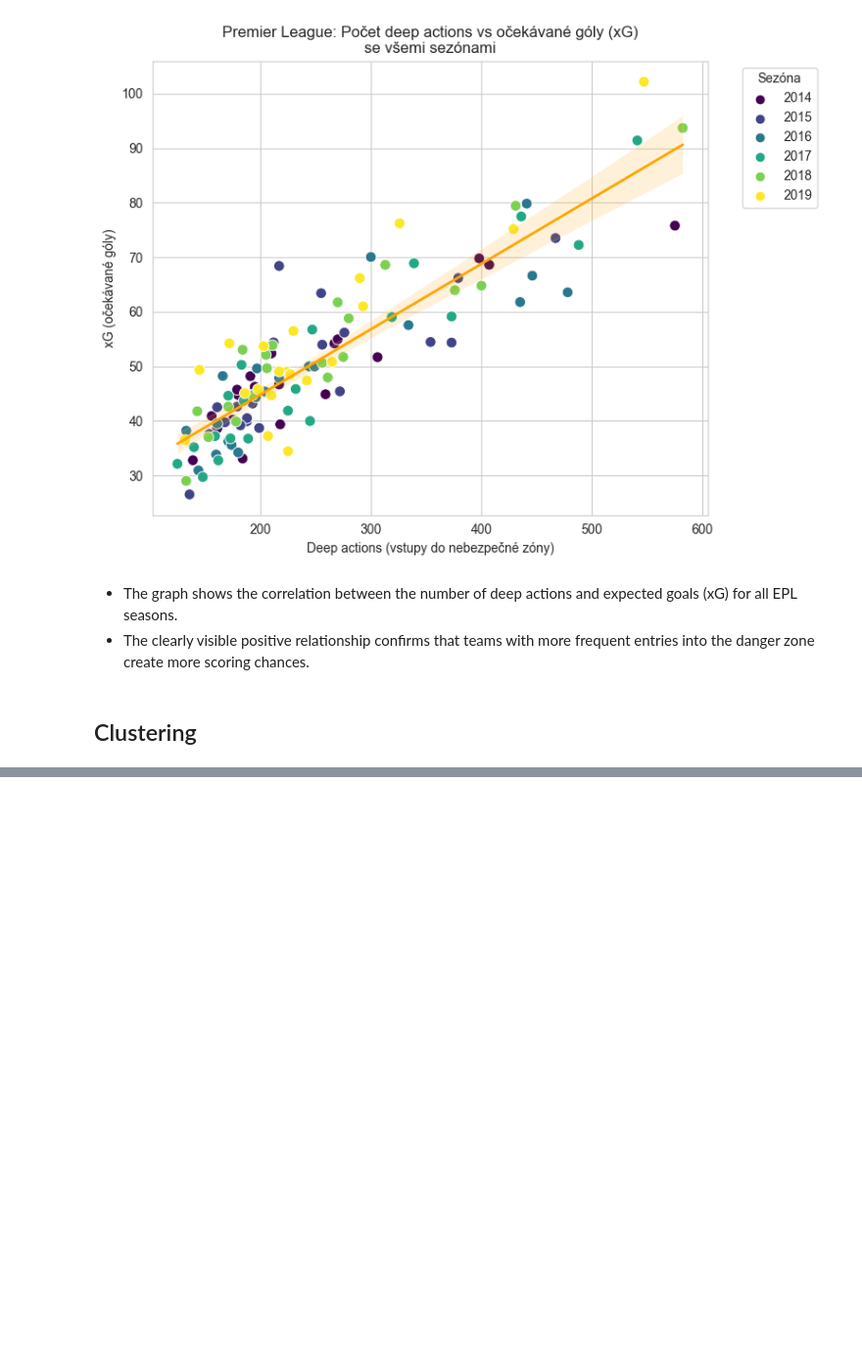
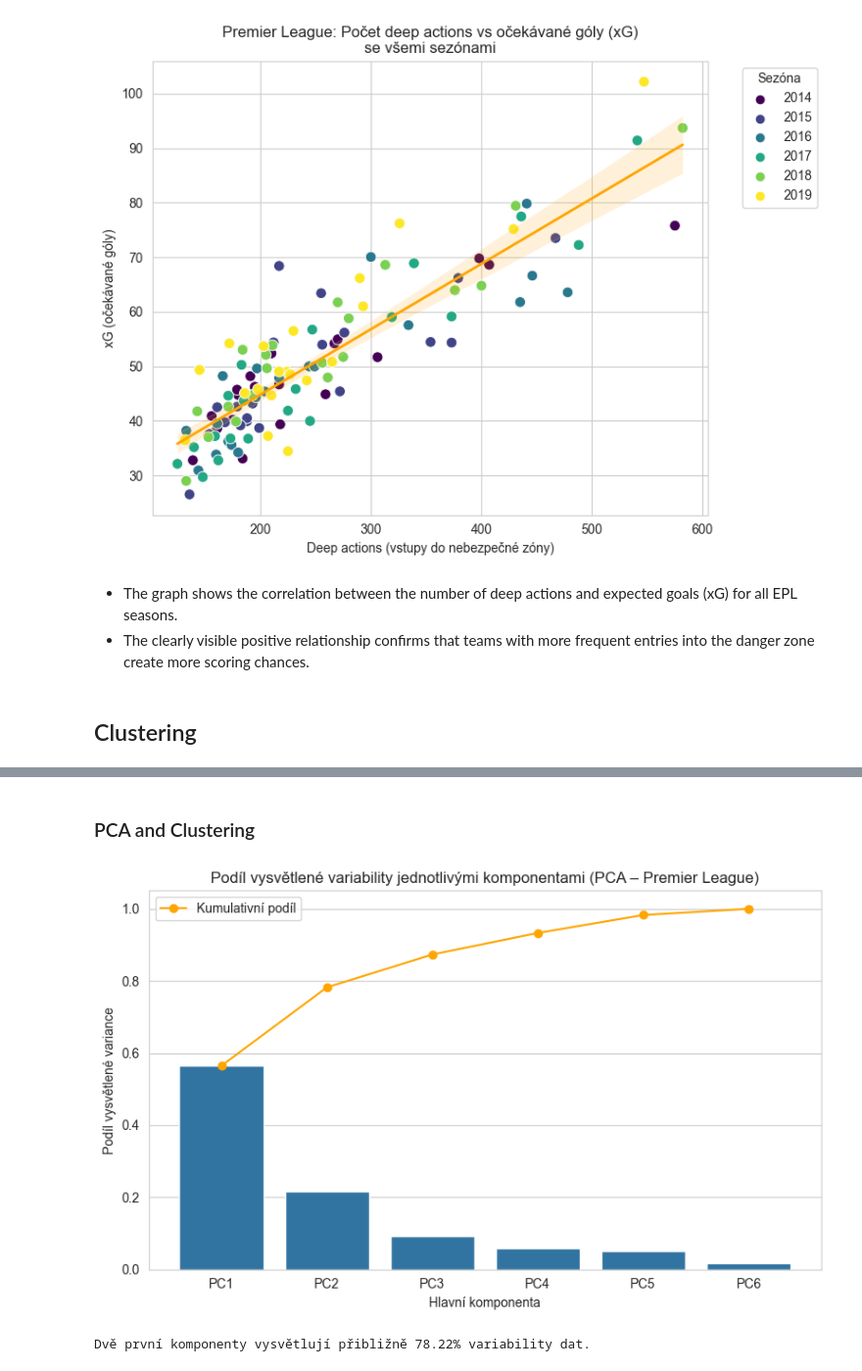
Before and after one commit to xcervenkam/DP, a Jupyter notebook: xG/xG_EDA.ipynb, the cells around one changed output, grey strips where cells are left out. Shown at 98% size. Saved outputs shown, nothing was run; the diff lists cells and outputs as text; code cells hidden in the pictures; blank space fills up the shorter version.

Commit message:
Clustering done

```diff
--- a/xG/xG_EDA.ipynb
+++ b/xG/xG_EDA.ipynb
@@ -615,0 +620,36 @@ plt.show()
+# %% [markdown]
+### PCA and Clustering
+# %%
+from sklearn.preprocessing import StandardScaler
+from sklearn.decomposition import PCA
+
+# Premier League data
+epl = df[df['league'] == 'EPL'][['xG', 'xGA', 'xG_diff', 'xpts_diff', 'ppda_coef', 'deep']].dropna()
+
+# Scaler
+X_scaled = StandardScaler().fit_transform(epl)
+
+# PCA
+pca = PCA(n_components=6)
+pca_result = pca.fit_transform(X_scaled)
+
+# Explained variability
+explained = pca.explained_variance_ratio_
+
+# Varplot
+plt.figure(figsize=(8,5))
+sns.barplot(x=[f"PC{i+1}" for i in range(len(explained))], y=explained, color='#1f77b4')
+plt.plot(range(6), explained.cumsum(), marker='o', color='orange', label='Kumulativní podíl')
+plt.title("Podíl vysvětlené variability jednotlivými komponentami (PCA – Premier League)")
+plt.ylabel("Podíl vysvětlené variance")
+plt.xlabel("Hlavní komponenta")
+plt.legend()
+plt.tight_layout()
+plt.show()
+
+# Cumsum Varplot
+total_var = explained.cumsum()[1]
+print(f"Dvě první komponenty vysvětlují přibližně {total_var:.2%} variability dat.")
+# %% [output]
+[figure, added]
+Dvě první komponenty vysvětlují přibližně 78.22% variability dat.
```
Also changed, not shown: parts of 12 cells of this notebook.
